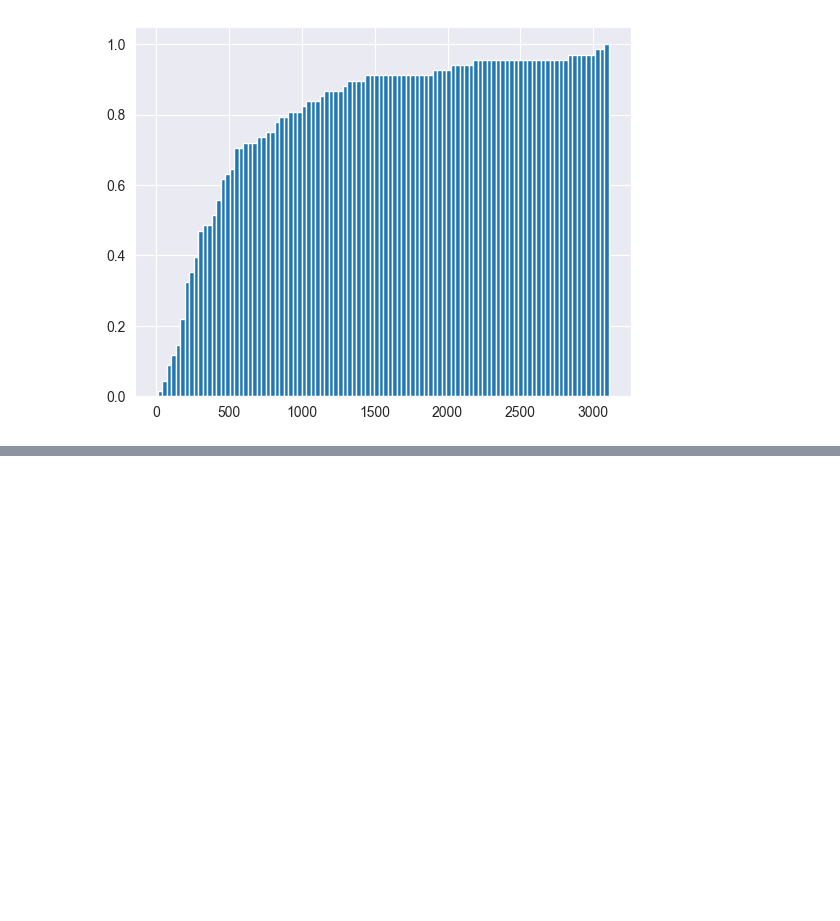
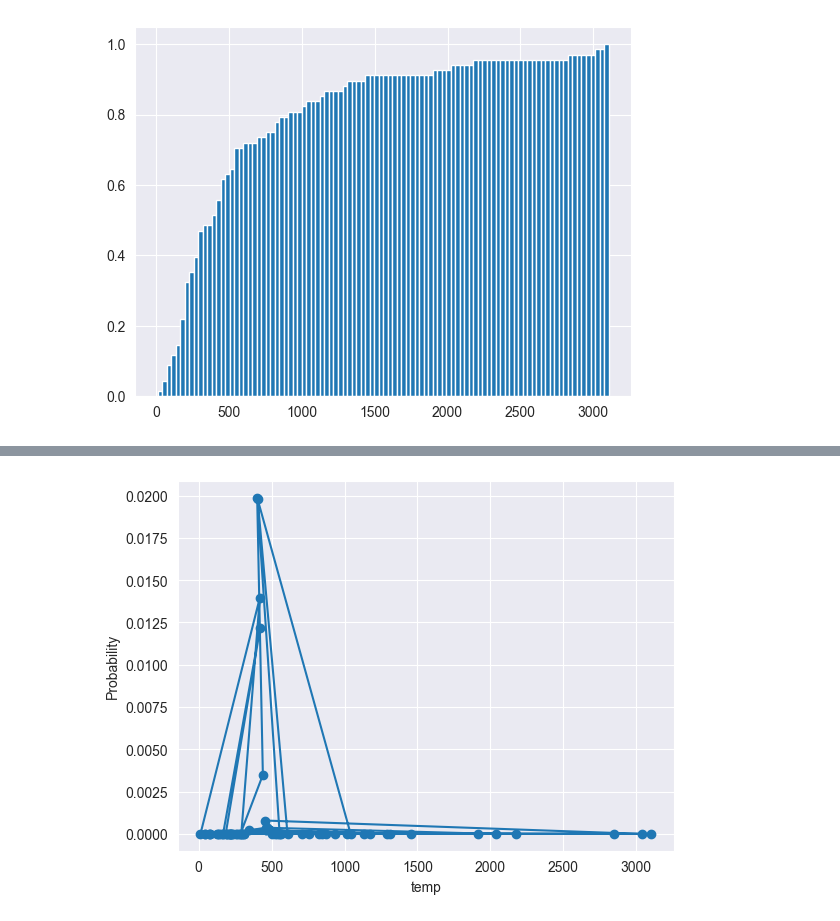
Before and after one commit to lhenchoz/cwm1, a Jupyter notebook: net_incident_calc.ipynb, the cells around one changed output, grey strips where cells are left out. Drawn from its saved outputs; the diff is of its cells as text; code cells hidden in the pictures; blank space fills up the shorter version.

```diff
--- a/net_incident_calc.ipynb
+++ b/net_incident_calc.ipynb
@@ -263,0 +277,13 @@ plt.show()
+# %%
+len(temp)
+
+pmf = poisson.pmf(temp, mu=np.median(temp))
+pmf = np.round(pmf, 68)
+
+plt.plot(temp, pmf, marker='o')
+plt.xlabel('temp')
+plt.ylabel('Probability')
+
+plt.show()
+# %% [output]
+[figure, added]
```
Also changed, not shown: parts of 3 cells of this notebook.
